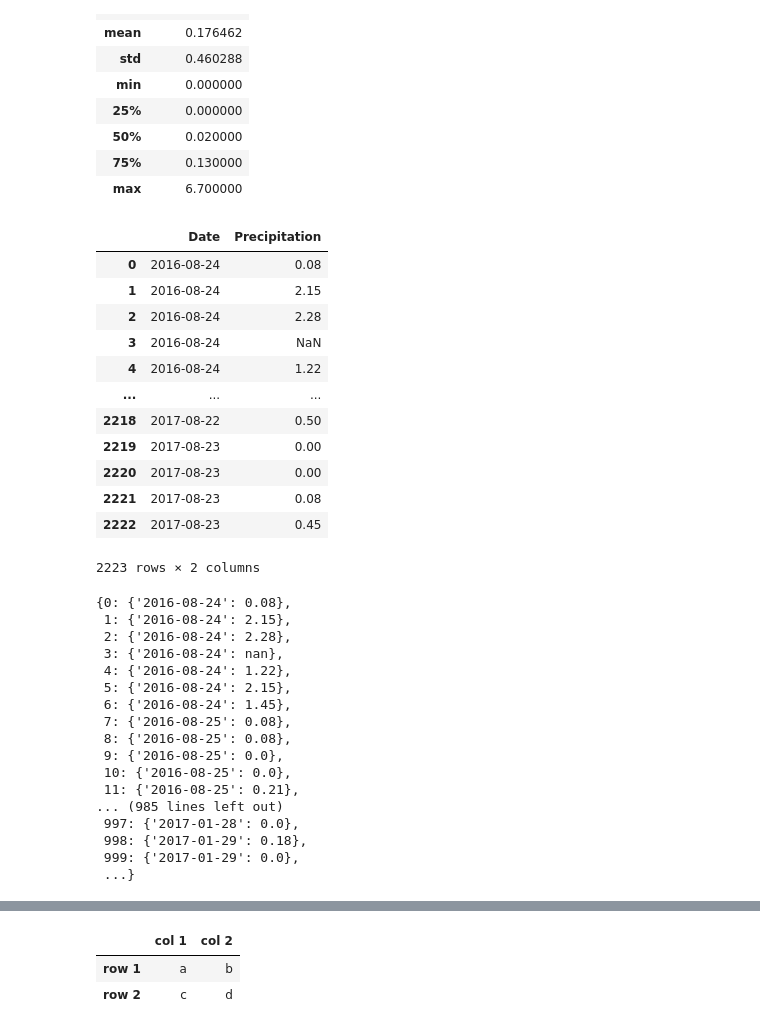
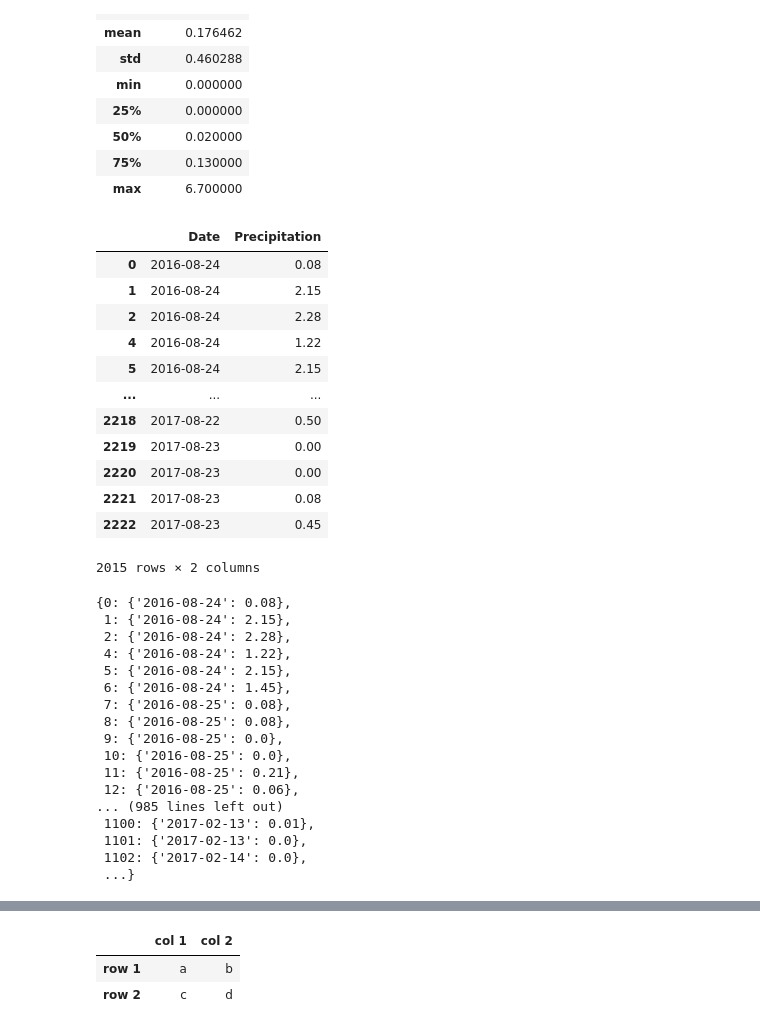
Before and after one commit to bakerv/sqlalchemy-challenge, a Jupyter notebook: main.ipynb, the cells around one changed output, grey strips where cells are left out. Saved outputs shown, nothing was run; the diff lists cells and outputs as text; code cells hidden in the pictures.

```diff
--- a/main.ipynb
+++ b/main.ipynb
@@ -134,25 +214,25 @@ rainfall.describe()
 # %%
 test_rainfall = pd.read_sql("""
 SELECT date AS Date, prcp As Precipitation
 FROM measurement
 WHERE Date > DATE('2016-08-23')
 ORDER BY Date ASC;
-                       """,con = engine)
+                       """,con = engine).dropna()
 test_rainfall
 # %% [output]
 |  | Date | Precipitation |
 | 0 | 2016-08-24 | 0.08 |
 | 1 | 2016-08-24 | 2.15 |
 | 2 | 2016-08-24 | 2.28 |
-| 3 | 2016-08-24 | NaN |
 | 4 | 2016-08-24 | 1.22 |
+| 5 | 2016-08-24 | 2.15 |
 | ... | ... | ... |
 | 2218 | 2017-08-22 | 0.50 |
 | 2219 | 2017-08-23 | 0.00 |
 | 2220 | 2017-08-23 | 0.00 |
 | 2221 | 2017-08-23 | 0.08 |
 | 2222 | 2017-08-23 | 0.45 |
-2223 rows × 2 columns
+2015 rows × 2 columns
 # %%
 testdict = {}
 for rows in test_rainfall.itertuples():
@@ -163,7 +243,6 @@ display(testdict)
 {0: {'2016-08-24': 0.08},
  1: {'2016-08-24': 2.15},
  2: {'2016-08-24': 2.28},
- 3: {'2016-08-24': nan},
  4: {'2016-08-24': 1.22},
  5: {'2016-08-24': 2.15},
  6: {'2016-08-24': 1.45},
@@ -172,9 +251,10 @@ display(testdict)
  9: {'2016-08-25': 0.0},
  10: {'2016-08-25': 0.0},
  11: {'2016-08-25': 0.21},
+ 12: {'2016-08-25': 0.06},
 ... (985 lines left out)
- 997: {'2017-01-28': 0.0},
- 998: {'2017-01-29': 0.18},
- 999: {'2017-01-29': 0.0},
+ 1100: {'2017-02-13': 0.01},
+ 1101: {'2017-02-13': 0.0},
+ 1102: {'2017-02-14': 0.0},
  ...}
 # %%
```
Also changed, not shown: parts of 14 cells of this notebook, 1 other file.
